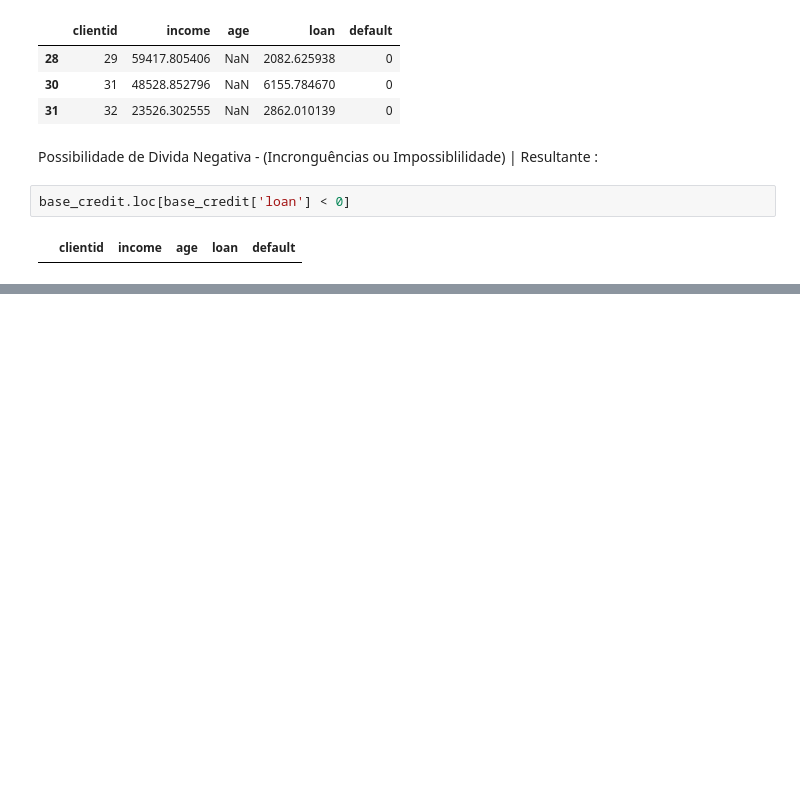
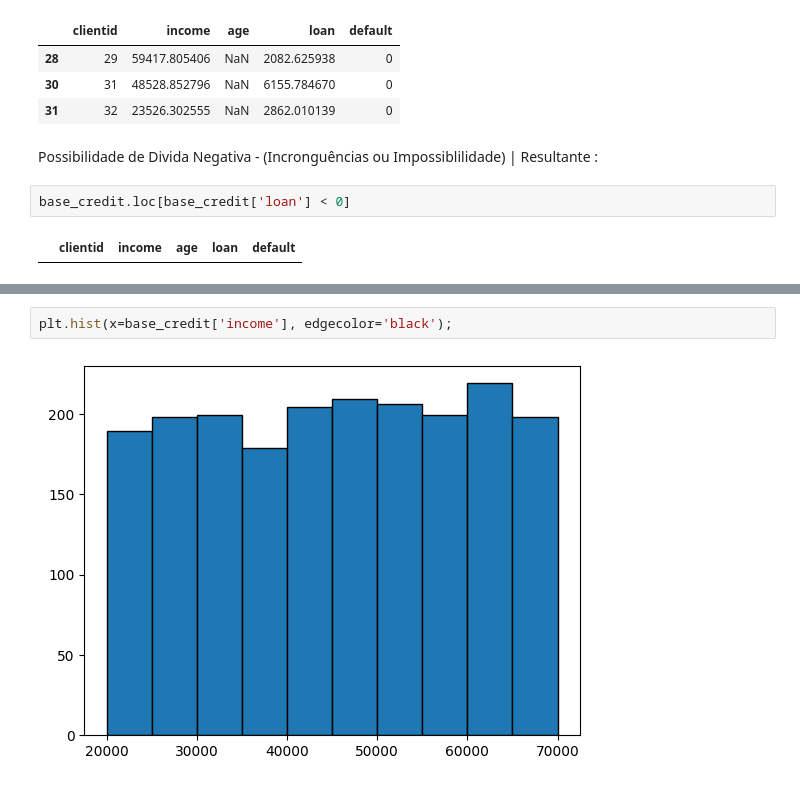
Before and after one commit to Pedro4Albuquerque/am-t4-s1a2026t2, a Jupyter notebook: aula0704_amt4.ipynb, the cells around one changed output, grey strips where cells are left out. Saved outputs shown, nothing was run; the diff lists cells and outputs as text; blank space fills up the shorter version.

```diff
--- a/aula0704_amt4.ipynb
+++ b/aula0704_amt4.ipynb
@@ -94,0 +112,4 @@ base_credit.loc[base_credit['loan'] < 0]
+# %%
+plt.hist(x=base_credit['income'], edgecolor='black');
+# %% [output]
+[figure, added]
```
Also changed, not shown: parts of 11 cells of this notebook.
